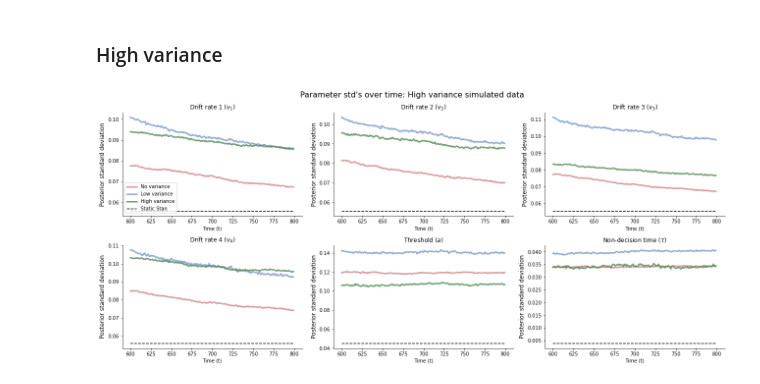
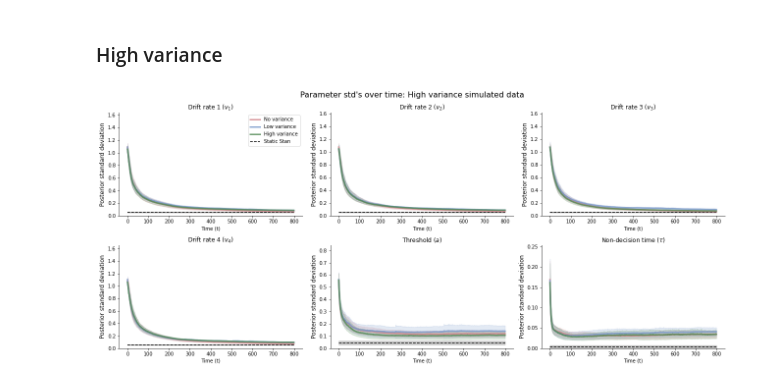
Before and after one commit to LuSchumacher/dynamic_models, a Jupyter notebook: notebooks/truly_dynamic_modeling.ipynb, the cells around one changed output. Saved outputs shown, nothing was run; the diff lists cells and outputs as text; code cells hidden in the pictures.

```diff
--- a/notebooks/truly_dynamic_modeling.ipynb
+++ b/notebooks/truly_dynamic_modeling.ipynb
@@ -463,16 +461,14 @@ network_high_var.load_weights('checkpoints/highVar_800')
 # %%
-def plot_post_sd(stan_post_samples, sim_data, res, types):
-    # amortized inference
-    bf_post_no_var   = network_no_var(sim_data)
-    bf_post_low_var  = network_low_var(sim_data)
-    bf_post_high_var = network_high_var(sim_data)
-
-    # get posterior sd's of BayesFlow fits
+def plot_post_sd(stan_post_samples, bf_post_no_var, bf_post_low_var, bf_post_high_var, res, types):
+    # get mean and sd of posterior sd's from Bayesflow fits
     bf_post_no_var_sd   = np.array(bf_post_no_var.stddev()).mean(axis=0)
     bf_post_low_var_sd  = np.array(bf_post_low_var.stddev()).mean(axis=0)
     bf_post_high_var_sd = np.array(bf_post_high_var.stddev()).mean(axis=0)
+    bf_post_no_var_sd_sd   = np.array(bf_post_no_var.stddev()).std(axis=0)
+    bf_post_low_var_sd_sd  = np.array(bf_post_low_var.stddev()).std(axis=0)
+    bf_post_high_var_sd_sd = np.array(bf_post_high_var.stddev()).std(axis=0)
 
-    # get posterior sd's of Stan fits
+    # get mean and sd posterior sd's from Stan fits
     stan_sd = np.zeros((100, 6))
     for j in range(100):
         v = stan_post_samples[j]['v']
@@ -482,8 +478,10 @@ def plot_post_sd(stan_post_samples, sim_data, res, types):
         stan_posterior = np.c_[v, a, ndt]
         stan_sd[j] = stan_posterior.std(axis=0)
 
+    stan_sd_sd = stan_sd.std(axis=0)
     stan_sd = stan_sd.mean(axis=0)
 
+    # plotting info
     labels = ['No variance', 'Low variance', 'High variance', "Static Stan"]
     param_labels = ['Drift rate 1', 'Drift rate 2', 'Drift rate 3', 'Drift rate 4', 'Threshold', 'Non-decision time']
     colors = ['#D18186', '#7697CA', '#4f8752', "#000000"]
@@ -491,20 +489,31 @@ def plot_post_sd(stan_post_samples, sim_data, res, types):
     alpha = 0.8
     linewidth = 3
 
-    time = np.arange(bf_post_no_var_sd.shape[0])
+    # plotting time window
     x_min = int(bf_post_no_var_sd.shape[0] - res)
+    time = np.arange(x_min, bf_post_no_var_sd.shape[0])
     f, axarr = plt.subplots(2, 3, figsize=(18, 8), constrained_layout=True)
 
+    # iterate over parameters
     for i, ax in enumerate(axarr.flat):
-        ax.plot(np.arange(x_min, 800), bf_post_no_var_sd[x_min:, i], color=colors[0], label=labels[0], alpha=alpha, linewidth=linewidth)
-        ax.plot(np.arange(x_min, 800), bf_post_low_var_sd[x_min:, i], color=colors[1], label=labels[1], alpha=alpha, linewidth=linewidth)
-        ax.plot(np.arange(x_min, 800), bf_post_high_var_sd[x_min:, i], color=colors[2], label=labels[2], alpha=alpha, linewidth=linewidth)
+        # plot Bayesflow results
+        ax.plot(time, bf_post_no_var_sd[x_min:, i], color=colors[0], label=labels[0], alpha=alpha, linewidth=linewidth)
+        ax.plot(time, bf_post_low_var_sd[x_min:, i], color=colors[1], label=labels[1], alpha=alpha, linewidth=linewidth)
+        ax.plot(time, bf_post_high_var_sd[x_min:, i], color=colors[2], label=labels[2], alpha=alpha, linewidth=linewidth)
+        ax.fill_between(time, bf_post_no_var_sd[x_min:, i]+bf_post_no_var_sd_sd[x_min:, i]/2, bf_post_no_var_sd[x_min:, i]-bf_post_no_var_sd_sd[x_min:, i]/2, color=colors[0], alpha=0.2)
+        ax.fill_between(time, bf_post_low_var_sd[x_min:, i]+bf_post_low_var_sd_sd[x_min:, i]/2, bf_post_low_var_sd[x_min:, i]-bf_post_low_var_sd_sd[x_min:, i]/2, color=colors[1], alpha=0.2)
+        ax.fill_between(time, bf_post_high_var_sd[x_min:, i]+bf_post_high_var_sd_sd[x_min:, i]/2, bf_post_high_var_sd[x_min:, i]-bf_post_high_var_sd_sd[x_min:, i]/2, color=colors[2], alpha=0.2)
 
-        # ax.plot(np.arange(800), bf_post_no_var_sd[:, i], color=colors[0], label=labels[0], alpha=alpha, linewidth=linewidth)
-        # ax.plot(np.arange(800), bf_post_low_var_sd[:, i], color=colors[1], label=labels[1], alpha=alpha, linewidth=linewidth)
-        # ax.plot(np.arange(800), bf_post_high_var_sd[:, i], color=colors[2], label=labels[2], alpha=alpha, linewidth=linewidth)
+        # plot Stan results
+        ax.hlines(y=stan_sd[i], xmin=x_min, xmax=800, color=colors[3], label=labels[3], linestyles="dashed", linewidth=1.5)
+        stan_sd_array = np.repeat(stan_sd[i], len(time))
+        ax.fill_between(time, stan_sd_array+stan_sd_sd[i]/2, stan_sd_array-stan_sd_sd[i]/2, color=colors[3], alpha=0.2)
 
-        ax.hlines(y=stan_sd[i], xmin=x_min, xmax=800, color=colors[3], label=labels[3], linestyles="dashed", linewidth=1.5)
+        # set appropriate x-axis limits
+        max_val = np.array([bf_post_no_var_sd[x_min:, i],
+                            bf_post_low_var_sd[x_min:, i],
+                            bf_post_high_var_sd[x_min:, i]]).max()
+        ax.set_ylim(0, max_val + max_val/2)
 
         sns.despine(ax=ax)
         ax.set_xlabel('Time (t)')
@@ -556,4 +646,4 @@ stan_post_samples = sim['stan_post_samples']
 # %%
-plot_post_sd(stan_post_samples, sim_data, 200, 2)
+plot_post_sd(stan_post_samples, bf_post_no_var, bf_post_low_var, bf_post_high_var, 800, 2)
 # %% [output]
-[figure, old version]
+[figure, new version]
```
Also changed, not shown: parts of 10 cells of this notebook.
